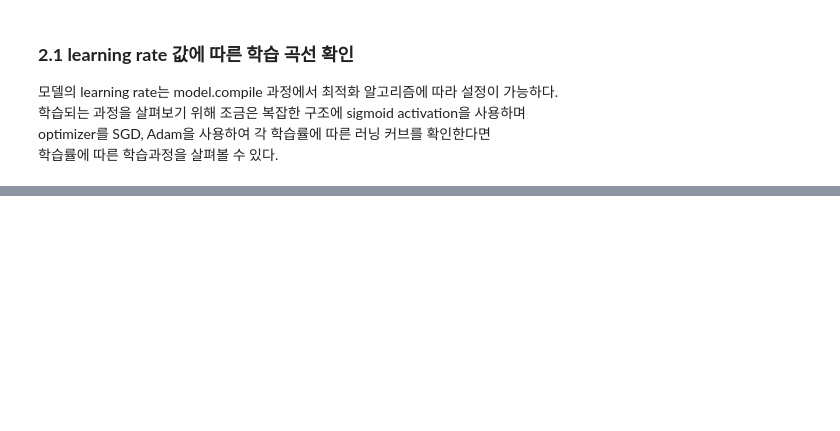
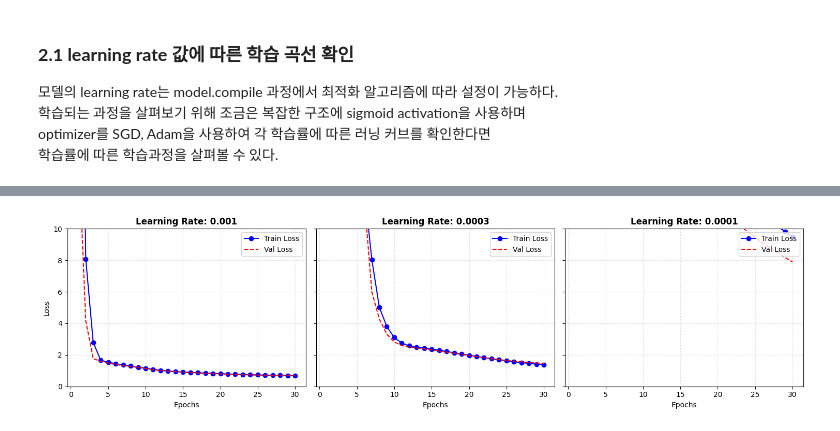
Before and after one commit to overgroove/samsung_lecture, a Jupyter notebook: 02_DL_optimization.ipynb, the cells around one changed output, grey strips where cells are left out. Drawn from its saved outputs; the diff is of its cells as text; code cells hidden in the pictures; blank space fills up the shorter version.

```diff
--- a/02_DL_optimization.ipynb
+++ b/02_DL_optimization.ipynb
@@ -226,9 +226,11 @@ plot_verified_trajectories_with_adam()
 ### **1.2 model2에 다른 optimizer 적용 후 학습곡선 확인**
 # %%
 # 랜덤 시드 설정
-
+tf.random.set_seed(42)
 
 # 기존 model1 로드
-
-
+model1 = tf.keras.models.load_model('./complex_mlp.keras') # 모델 구조, compile, weights 까지 저장
 # model1 clone_model로 여러개의 동일한 구조를 갖는 모델 생성
+model2 = tf.keras.models.clone_model(model1)
+model3 = tf.keras.models.clone_model(model1)
+model3.summary()
@@ -255,0 +280,4 @@ sgd_momentum_optimizer: tf.keras.optimizers.Optimizer = tf.keras.optimizers.SGD(
+# %%
+# 각 모델 학습
+history1 = model1.fit(X_train, y_train, epochs=30, validation_split=0.2)
+history2 = model2.fit(X_train, y_train, epochs=30, validation_split=0.2)
@@ -322,11 +370,24 @@ optimizer를 SGD, Adam을 사용하여 각 학습률에 따른 러닝 커브를
 
 # adam 기준 위의 LR 적용한 3개의 모델 생성 후 compile
 # model3
-
-
-
+model3 = tf.keras.models.clone_model(model1)
+model3.compile(
+    optimizer=tf.keras.optimizers.Adam(learning_rate=0.0001),
+    loss='mse',
+    metrics=['mse']
+    )
 # model4
-
-
+model4 = tf.keras.models.clone_model(model1)
+model4.compile(
+    optimizer=tf.keras.optimizers.Adam(learning_rate=0.00003),
+    loss='mse',
+    metrics=['mse']
+    )
 
 # model5
+model5 = tf.keras.models.clone_model(model1)
+model5.compile(
+    optimizer=tf.keras.optimizers.Adam(learning_rate=0.00001),
+    loss='mse',
+    metrics=['mse']
+    )
@@ -334,0 +394,5 @@ optimizer를 SGD, Adam을 사용하여 각 학습률에 따른 러닝 커브를
+# %%
+# 모델 학습
+history3 = model3.fit(X_train, y_train, epochs=30, validation_split=0.2)
+history4 = model4.fit(X_train, y_train, epochs=30, validation_split=0.2)
+history5 = model5.fit(X_train, y_train, epochs=30, validation_split=0.2)
@@ -344,30 +426,34 @@ axes[0].plot(epochs1, history3.history['val_loss'], label='Val Loss', color='red
 axes[0].set_title('Learning Rate: 0.001', fontsize=12, fontweight='bold')
 axes[0].set_xlabel('Epochs', fontsize=10)
 axes[0].set_ylabel('Loss', fontsize=10)
+axes[0].set_ylim(0, 10)
 axes[0].legend(loc='upper right')
 axes[0].grid(True, linestyle=':', alpha=0.6)
 
 # ---------------------------------------------------------------------------
 # Subplot 2: Model 2 (Learning Rate: 0.0003)
 # ---------------------------------------------------------------------------
 epochs2: range = range(1, len(history4.history['loss']) + 1)
 axes[1].plot(epochs2, history4.history['loss'], label='Train Loss', color='blue', marker='o')
 axes[1].plot(epochs2, history4.history['val_loss'], label='Val Loss', color='red', linestyle='--')
 axes[1].set_title('Learning Rate: 0.0003', fontsize=12, fontweight='bold')
 axes[1].set_xlabel('Epochs', fontsize=10)
+axes[0].set_ylim(0, 10)
 axes[1].legend(loc='upper right')
 axes[1].grid(True, linestyle=':', alpha=0.6)
 
 # ---------------------------------------------------------------------------
 # Subplot 3: Model 3 (Learning Rate: 0.0001)
 # ---------------------------------------------------------------------------
 epochs3: range = range(1, len(history5.history['loss']) + 1)
 axes[2].plot(epochs3, history5.history['loss'], label='Train Loss', color='blue', marker='o')
 axes[2].plot(epochs3, history5.history['val_loss'], label='Val Loss', color='red', linestyle='--')
 axes[2].set_title('Learning Rate: 0.0001', fontsize=12, fontweight='bold')
 axes[2].set_xlabel('Epochs', fontsize=10)
 axes[2].legend(loc='upper right')
 axes[2].grid(True, linestyle=':', alpha=0.6)
 
 fig.tight_layout()
 # fig.savefig('tf_models_learning_rate_curves.png', dpi=300)
+# %% [output]
+[figure, added]
```
Also changed, not shown: parts of 7 cells of this notebook.
